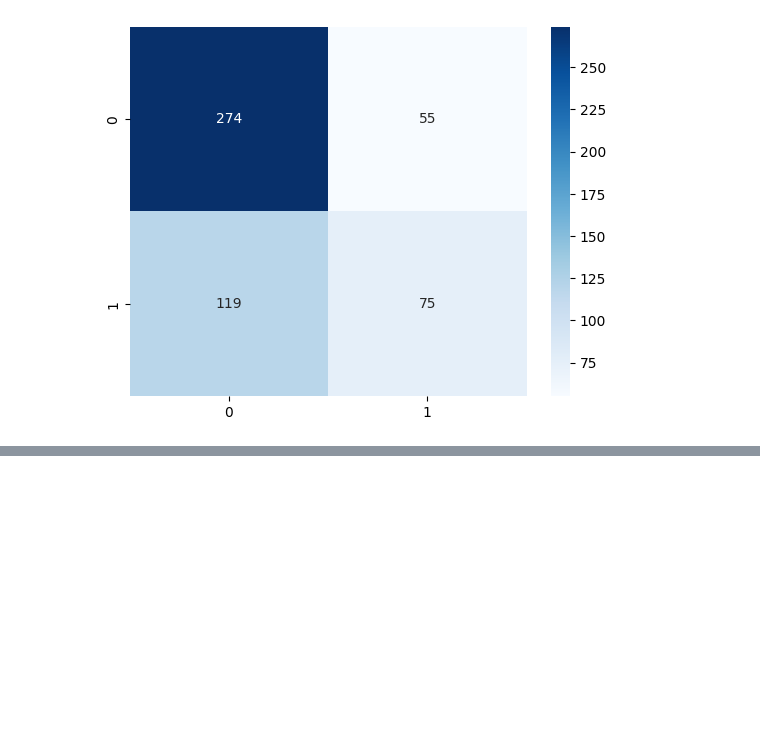
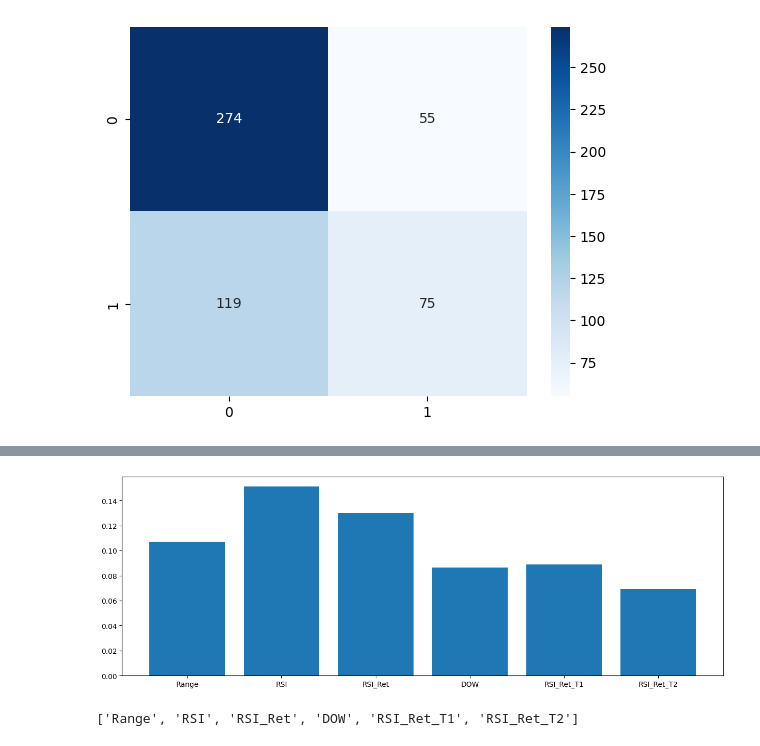
Before and after one commit to dkalenov/ML-Stock-Crypto-Trading, a Jupyter notebook: Bitcoin_Move_Prediction.ipynb, the cells around one changed output, grey strips where cells are left out. Saved outputs shown, nothing was run; the diff lists cells and outputs as text; code cells hidden in the pictures; blank space fills up the shorter version.

```diff
--- a/Bitcoin_Move_Prediction.ipynb
+++ b/Bitcoin_Move_Prediction.ipynb
@@ -624,0 +727,22 @@ plt.show()
+# %%
+# Select Best Features
+mean_feature_importance = importance_features.mean()
+i = 0
+recommended_feature_labels = []
+recommended_feature_score = []
+for fi in importance_features:
+    if fi > mean_feature_importance:
+        recommended_feature_labels.append(importance_labels[i])
+        recommended_feature_score.append(fi)
+    i += 1
+# %%
+# Plot Recommended Features
+fig = plt.figure(figsize=(15, 5))
+plt.bar(recommended_feature_labels, recommended_feature_score)
+plt.show()
+# %% [output]
+[figure, added]
+# %%
+recommended_feature_labels
+# %% [output]
+['Range', 'RSI', 'RSI_Ret', 'DOW', 'RSI_Ret_T1', 'RSI_Ret_T2']
```
Also changed, not shown: parts of 8 cells of this notebook.
